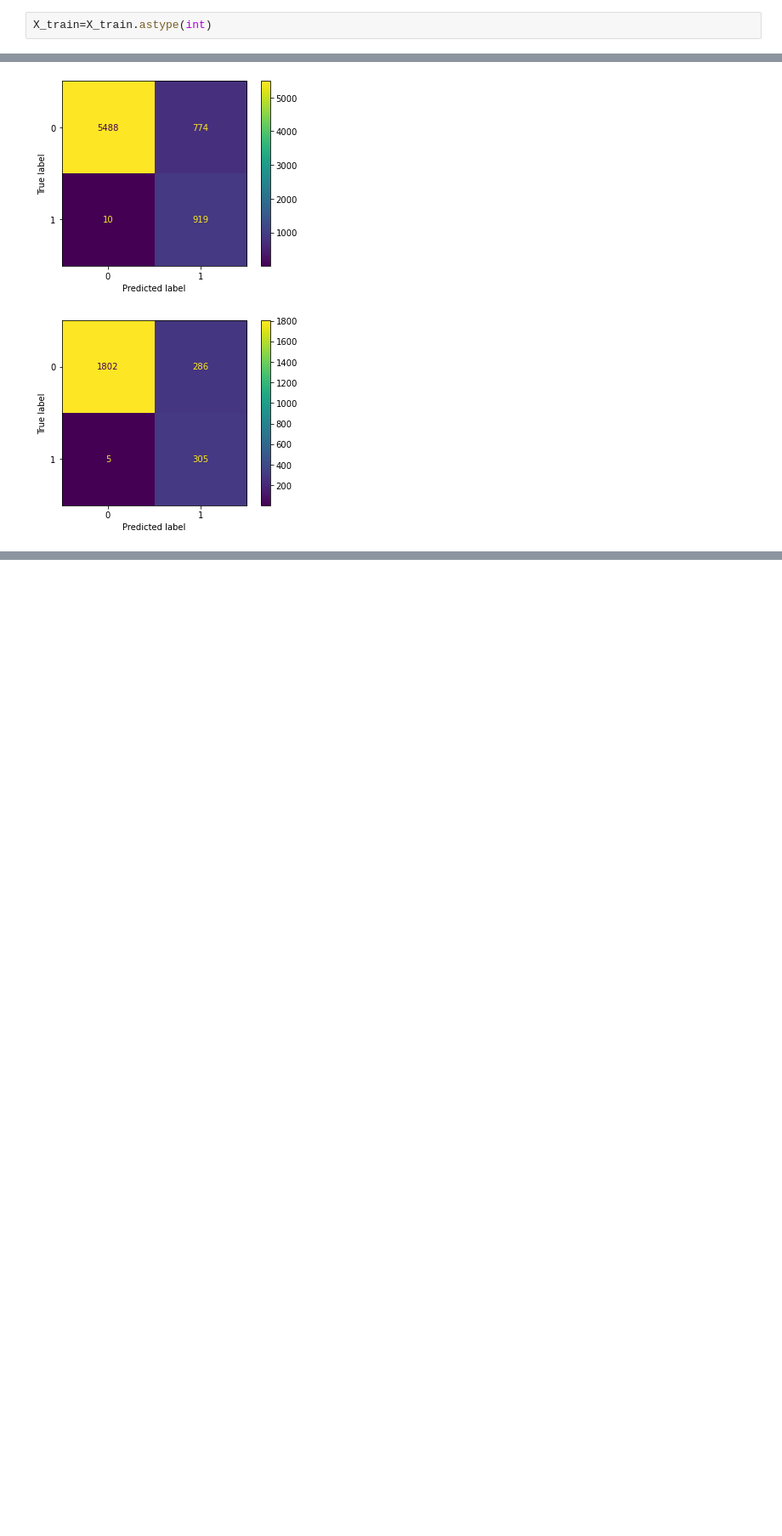
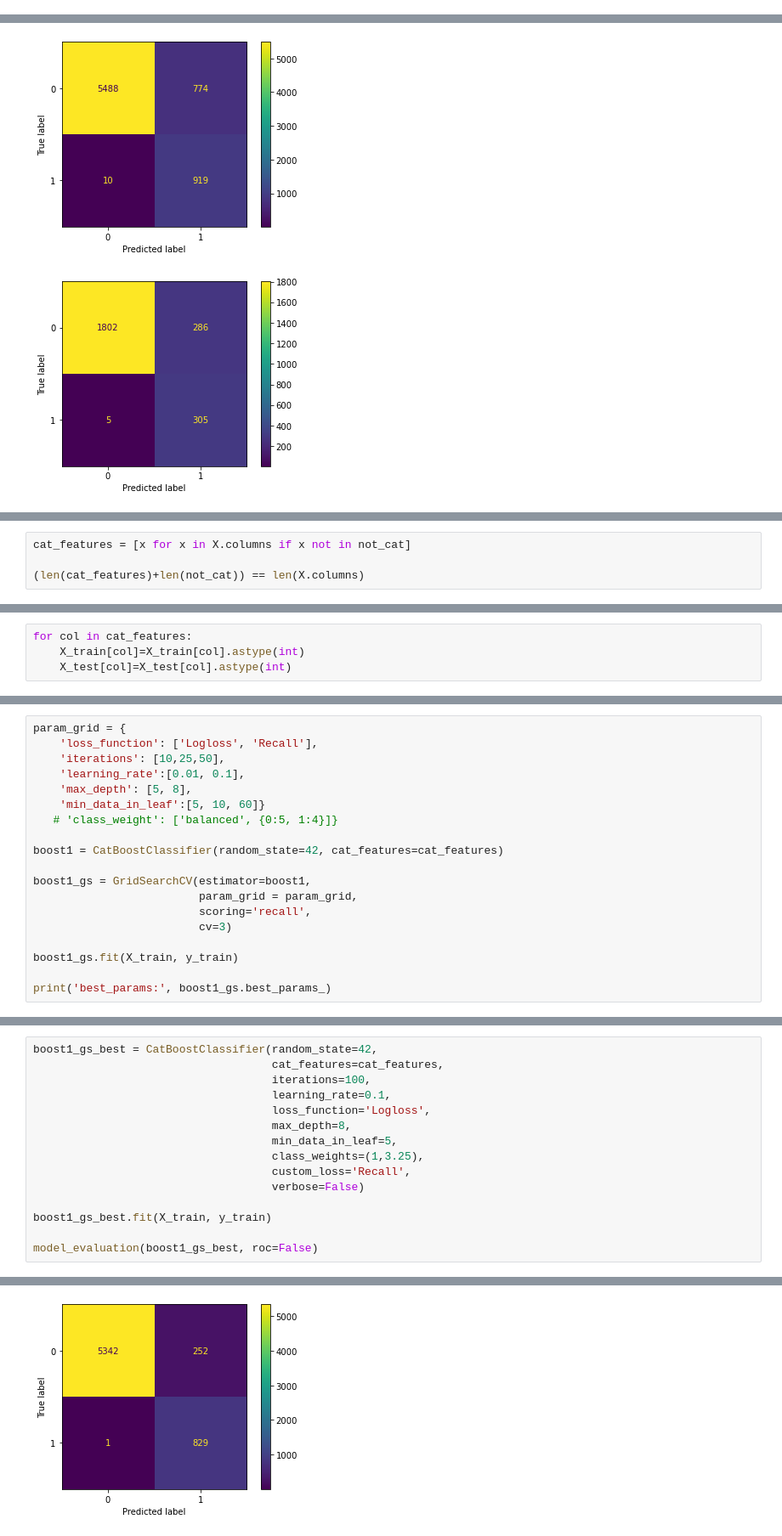
Before and after one commit to CGPinDC/Bird-Classification-Project, a Jupyter notebook: notebooks/crystal/Decision_Tree_Models.ipynb, the cells around one changed output, grey strips where cells are left out. Shown at 85% size. Cells and saved outputs as stored; diff of their text form; blank space fills up the shorter version.

```diff
--- a/notebooks/crystal/Decision_Tree_Models.ipynb
+++ b/notebooks/crystal/Decision_Tree_Models.ipynb
@@ -1346,2 +1340,0 @@ X_train, X_test, y_train, y_test = train_test_split(X, y, random_state=42, strat
-# %%
-X_train=X_train.astype(int)
@@ -1722,0 +1663,4 @@ F1 Score: 0.6770
+# %%
+cat_features = [x for x in X.columns if x not in not_cat]
+
+(len(cat_features)+len(not_cat)) == len(X.columns)
@@ -1722,0 +1669,4 @@ F1 Score: 0.6770
+# %%
+for col in cat_features:
+    X_train[col]=X_train[col].astype(int)
+    X_test[col]=X_test[col].astype(int)
@@ -1722,0 +1692,19 @@ F1 Score: 0.6770
+# %%
+param_grid = {
+    'loss_function': ['Logloss', 'Recall'],
+    'iterations': [10,25,50],
+    'learning_rate':[0.01, 0.1],
+    'max_depth': [5, 8],
+    'min_data_in_leaf':[5, 10, 60]}
+   # 'class_weight': ['balanced', {0:5, 1:4}]}
+
+boost1 = CatBoostClassifier(random_state=42, cat_features=cat_features)
+
+boost1_gs = GridSearchCV(estimator=boost1,
+                         param_grid = param_grid,
+                         scoring='recall',
+                         cv=3)
+
+boost1_gs.fit(X_train, y_train)
+
+print('best_params:', boost1_gs.best_params_)
@@ -1722,0 +1756,16 @@ F1 Score: 0.6770
+# %%
+boost1_gs_best = CatBoostClassifier(random_state=42,
+                                    cat_features=cat_features,
+                                    iterations=100,
+                                    learning_rate=0.1,
+                                    loss_function='Logloss',
+                                    max_depth=8,
+                                    min_data_in_leaf=5,
+                                    class_weights=(1,3.25),
+                                    custom_loss='Recall',
+                                    verbose=False)
+
+boost1_gs_best.fit(X_train, y_train)
+
+model_evaluation(boost1_gs_best, roc=False)
+# %% [output]
@@ -1722,0 +1782 @@ F1 Score: 0.6770
+[figure, added]
```
Also changed, not shown: parts of 39 cells of this notebook.
